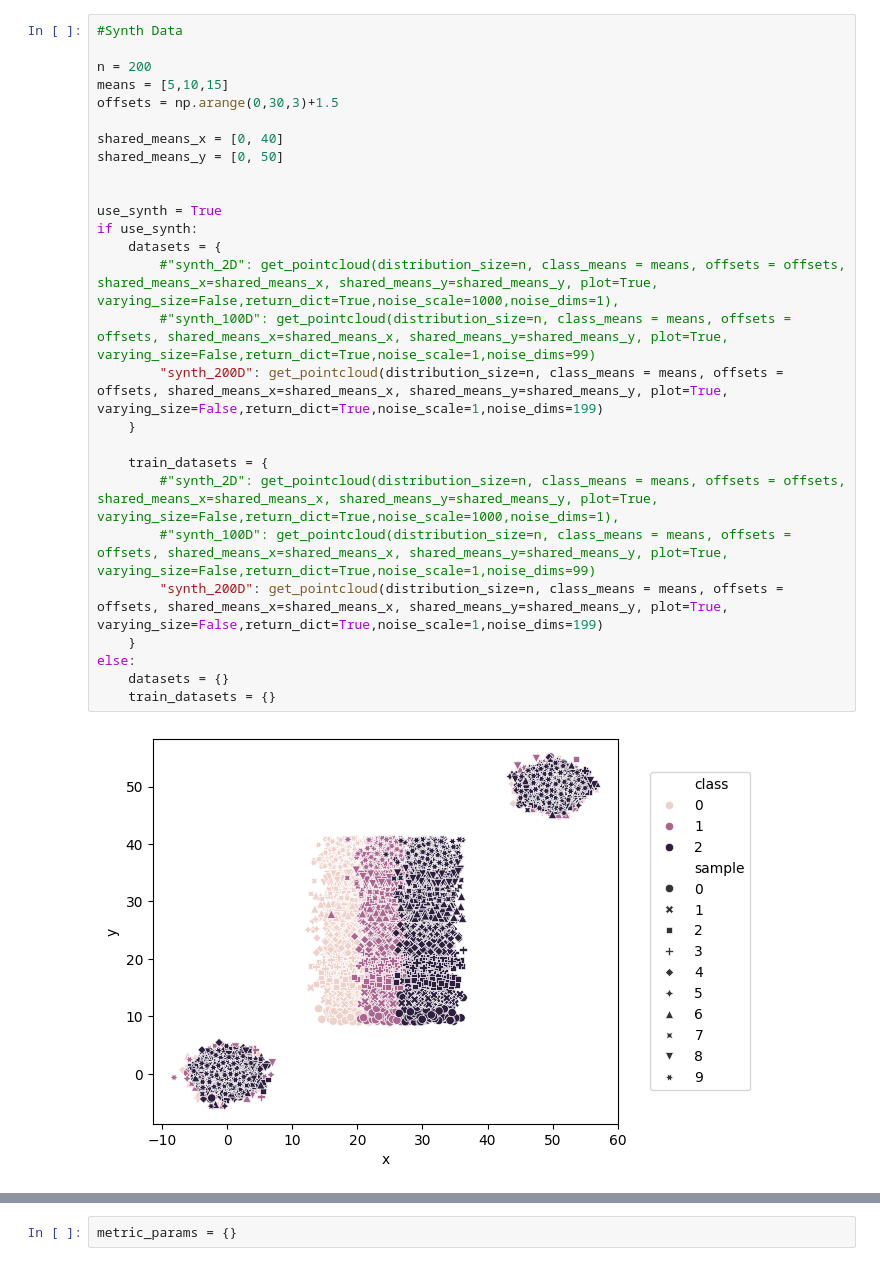
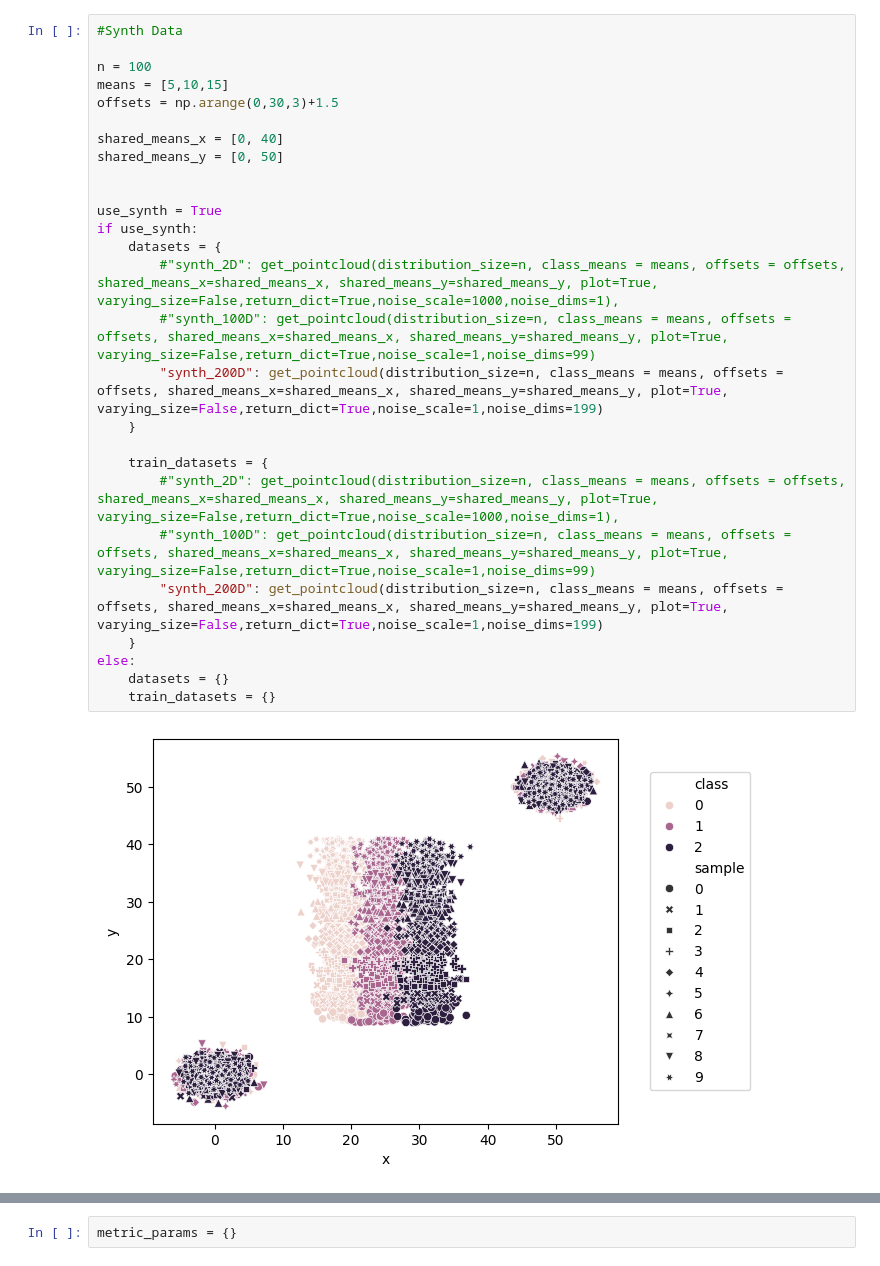
Before and after one commit to DaminK/GlobalGround-MetricLearning, a Jupyter notebook: code/reproduce_experiments/rebuttal_hyperparam_benchmark_synth.ipynb, the cells around one changed output, grey strips where cells are left out. Drawn from its saved outputs; the diff is of its cells as text.

```diff
--- a/code/reproduce_experiments/rebuttal_hyperparam_benchmark_synth.ipynb
+++ b/code/reproduce_experiments/rebuttal_hyperparam_benchmark_synth.ipynb
@@ -174,29 +186,29 @@ def pairwise_mahalanobis_distance_npy(X_i,X_j=None,w=None,numThreads=32):
 # %%
 #Synth Data
 
-n = 200
+n = 100
 means = [5,10,15]
 offsets = np.arange(0,30,3)+1.5
 
 shared_means_x = [0, 40]
 shared_means_y = [0, 50]
 
 
 use_synth = True
 if use_synth:
     datasets = {
         #"synth_2D": get_pointcloud(distribution_size=n, class_means = means, offsets = offsets, shared_means_x=shared_means_x, shared_means_y=shared_means_y, plot=True, varying_size=False,return_dict=True,noise_scale=1000,noise_dims=1),
         #"synth_100D": get_pointcloud(distribution_size=n, class_means = means, offsets = offsets, shared_means_x=shared_means_x, shared_means_y=shared_means_y, plot=True, varying_size=False,return_dict=True,noise_scale=1,noise_dims=99)
         "synth_200D": get_pointcloud(distribution_size=n, class_means = means, offsets = offsets, shared_means_x=shared_means_x, shared_means_y=shared_means_y, plot=True, varying_size=False,return_dict=True,noise_scale=1,noise_dims=199)
     }
 
     train_datasets = {
         #"synth_2D": get_pointcloud(distribution_size=n, class_means = means, offsets = offsets, shared_means_x=shared_means_x, shared_means_y=shared_means_y, plot=True, varying_size=False,return_dict=True,noise_scale=1000,noise_dims=1),
         #"synth_100D": get_pointcloud(distribution_size=n, class_means = means, offsets = offsets, shared_means_x=shared_means_x, shared_means_y=shared_means_y, plot=True, varying_size=False,return_dict=True,noise_scale=1,noise_dims=99)
         "synth_200D": get_pointcloud(distribution_size=n, class_means = means, offsets = offsets, shared_means_x=shared_means_x, shared_means_y=shared_means_y, plot=True, varying_size=False,return_dict=True,noise_scale=1,noise_dims=199)
     }
 else:
     datasets = {}
     train_datasets = {}
 # %% [output]
-[figure, old version]
+[figure, new version]
```
Also changed, not shown: parts of 11 cells of this notebook, 23 other files.
